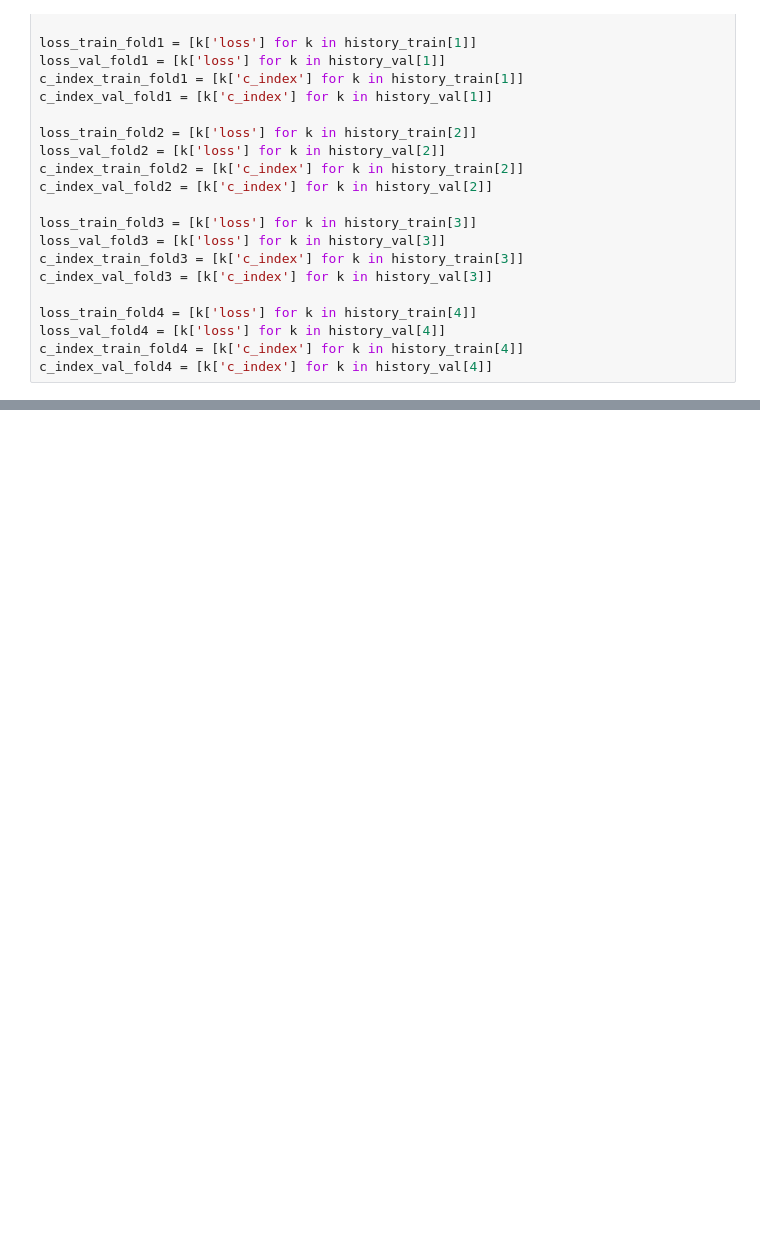
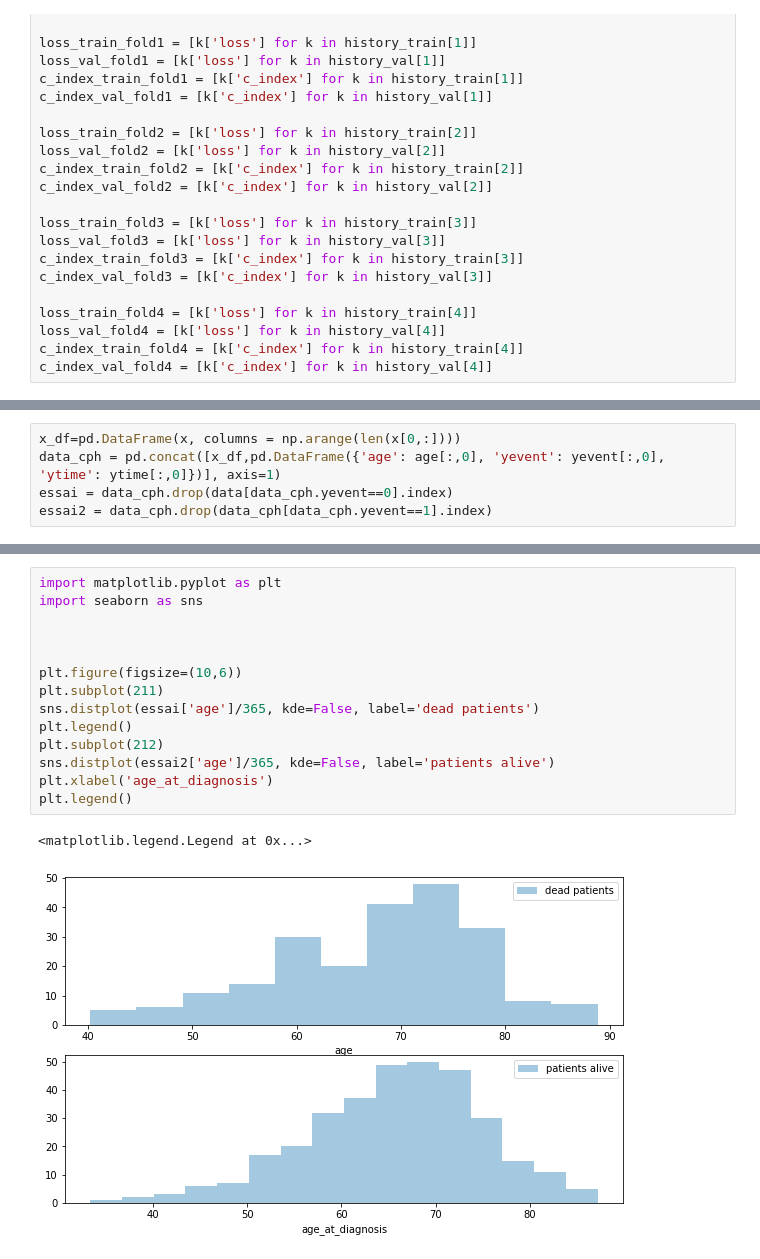
Before and after one commit to anaischossegros/research_project, a Jupyter notebook: src/Run.ipynb, the cells around one changed output, grey strips where cells are left out. Cells and saved outputs as stored; diff of their text form; blank space fills up the shorter version.

```diff
--- a/src/Run.ipynb
+++ b/src/Run.ipynb
@@ -398,0 +269,5 @@ print(eval_loss, eval_cindex)
+# %%
+x_df=pd.DataFrame(x, columns = np.arange(len(x[0,:])))
+data_cph = pd.concat([x_df,pd.DataFrame({'age': age[:,0], 'yevent': yevent[:,0], 'ytime': ytime[:,0]})], axis=1)
+essai = data_cph.drop(data[data_cph.yevent==0].index)
+essai2 = data_cph.drop(data_cph[data_cph.yevent==1].index)
@@ -398,0 +287,17 @@ print(eval_loss, eval_cindex)
+# %%
+import matplotlib.pyplot as plt
+import seaborn as sns
+
+
+
+plt.figure(figsize=(10,6))
+plt.subplot(211)
+sns.distplot(essai['age']/365, kde=False, label='dead patients')
+plt.legend()
+plt.subplot(212)
+sns.distplot(essai2['age']/365, kde=False, label='patients alive')
+plt.xlabel('age_at_diagnosis')
+plt.legend()
+# %% [output]
+<matplotlib.legend.Legend at 0x...>
+[figure, added]
```
Also changed, not shown: parts of 49 cells of this notebook, 4 other files.
